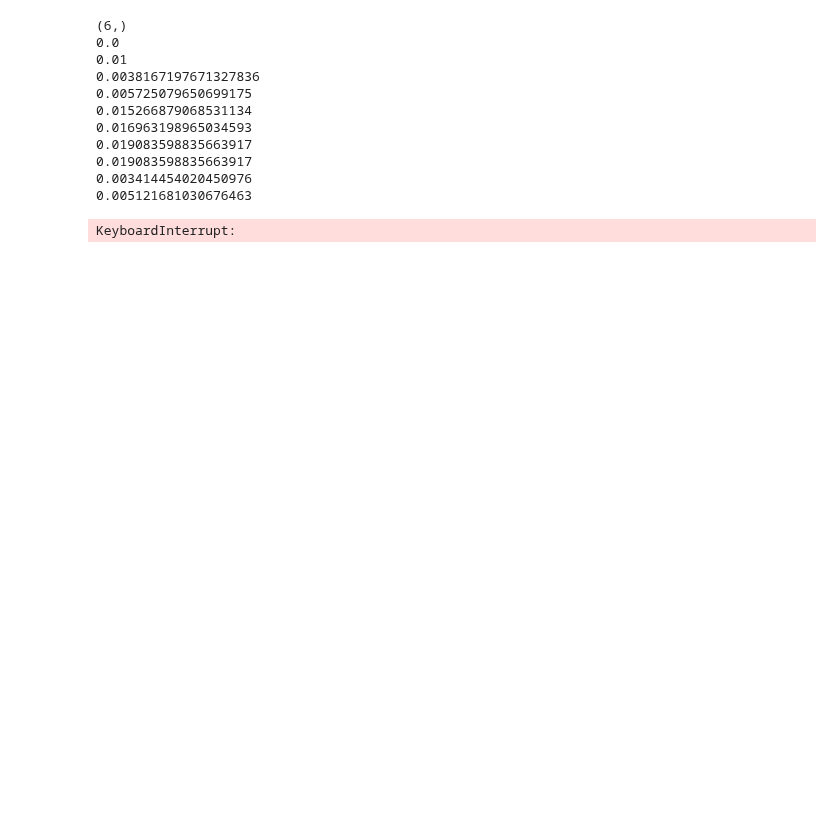
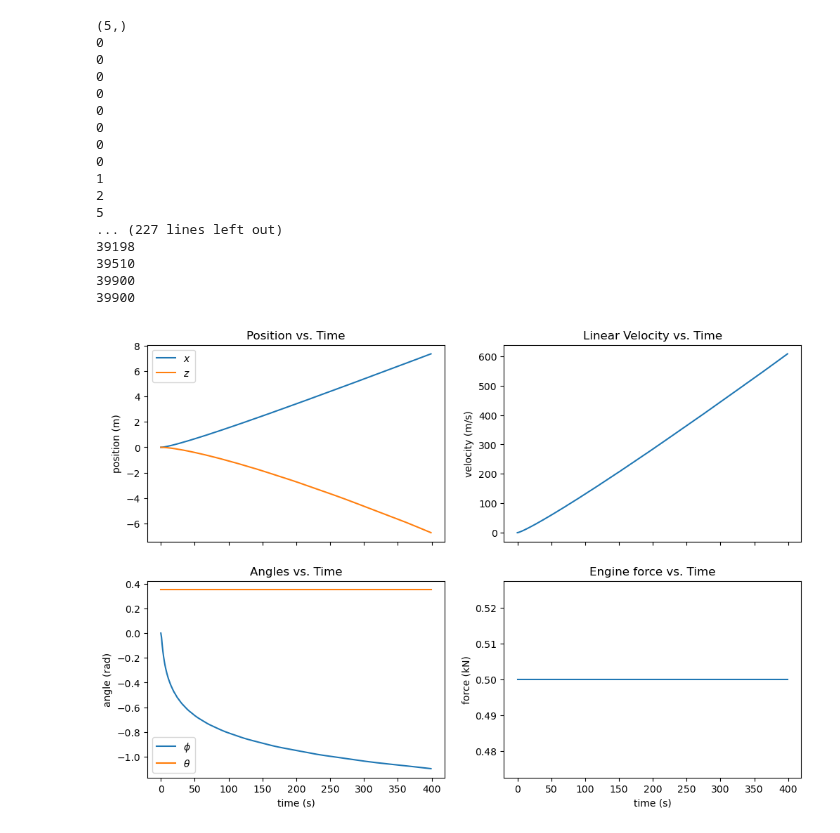
Before and after one commit to KylerLimata/hybrid-control-car, a Jupyter notebook: nonlinearIOsys.ipynb, the cells around one changed output. Saved outputs shown, nothing was run; the diff lists cells and outputs as text; code cells hidden in the pictures; blank space fills up the shorter version.

```diff
--- a/nonlinearIOsys.ipynb
+++ b/nonlinearIOsys.ipynb
@@ -117,58 +117,60 @@ def truncate(f, n):
     return '.'.join([i, (d+'0'*n)[:n]])
 
 def _simulation_update(t, x, u, params = {}):
-    print(t)
-    dt = t - x[-1]
-
-    if dt < 1/hz:
-        return x
+    tstep = math.floor(t*hz)
+    print(tstep)
 
     # Convert force to kg*units/timestep^2
     engine_force = u[0]*1000*(hz/upm**2)
     steering_angle = u[1]
 
-    state, _, _, _ = sim.step(engine_force, steering_angle)
+    state, _, _, _ = sim.step(tstep, engine_force, steering_angle)
     state = np.array(state)
     # Convert units
     state[0] = state[0]/upm # x
     state[1] = state[1]/upm # z
     state[2] = state[2]*(hz/upm) # v
 
-    return np.concatenate((state[:5], np.array([x[-1] + 1/hz])))
+    return state[:5]
 
 def _simulation_output(_t, x, _u, params):
-    return x[:5]
+    return x
 
-x0 = np.concatenate((test_states[0, :], np.array([0.0])))
+x0 = test_states[0, :]
 print(x0.shape)
 simulation_sys = ctrl.NonlinearIOSystem(
     _simulation_update, _simulation_output,
-    states = ["x", "z", "v", "n_x", "n_z", "t"],
+    states = ["x", "z", "v", "n_x", "n_z"],
     inputs = ["Fe", "theta"],
-    outputs= ["x", "z", "v", "n_x", "n_z"],
     name = "simulation_sys"
 )
 response = ctrl.input_output_response(
-    simulation_sys, T=t_test_seconds, U=test_inputs.T, X0=x0
+    simulation_sys, T=t_test, U=test_inputs.T, X0=x0
 )
 system_states = response.states
 system_time = response.time
 
 # print(system_states.T[10, :])
 # print(test_states[10, :])
 # print(system_time)
 
 plot_data(system_time, system_states.T, test_inputs)
 # %% [output]
-(6,)
-0.0
-0.01
-0.0038167197671327836
-0.005725079650699175
-0.015266879068531134
-0.016963198965034593
-0.019083598835663917
-0.019083598835663917
-0.003414454020450976
-0.005121681030676463
+(5,)
+0
+0
+0
+0
+0
+0
+0
+0
+1
+2
+5
+... (227 lines left out)
+39198
+39510
+39900
+39900
-KeyboardInterrupt:
+[figure, added]
```
Also changed, not shown: parts of 1 cell of this notebook.
